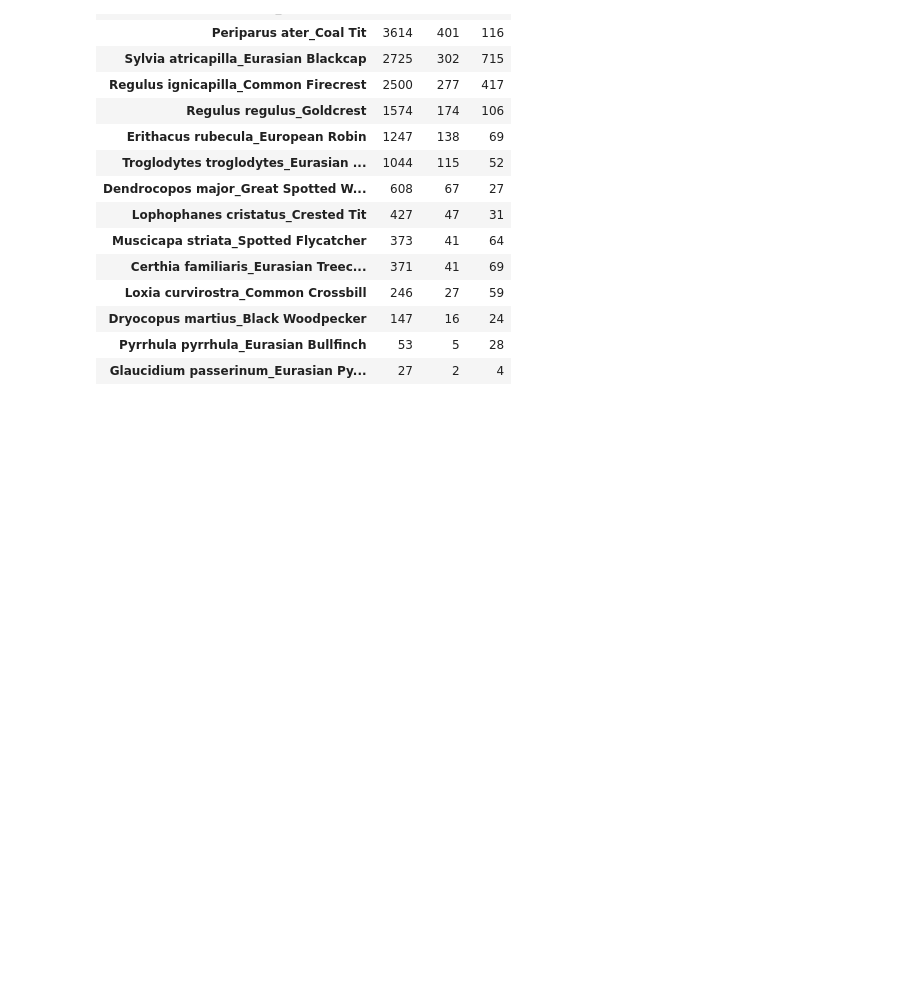
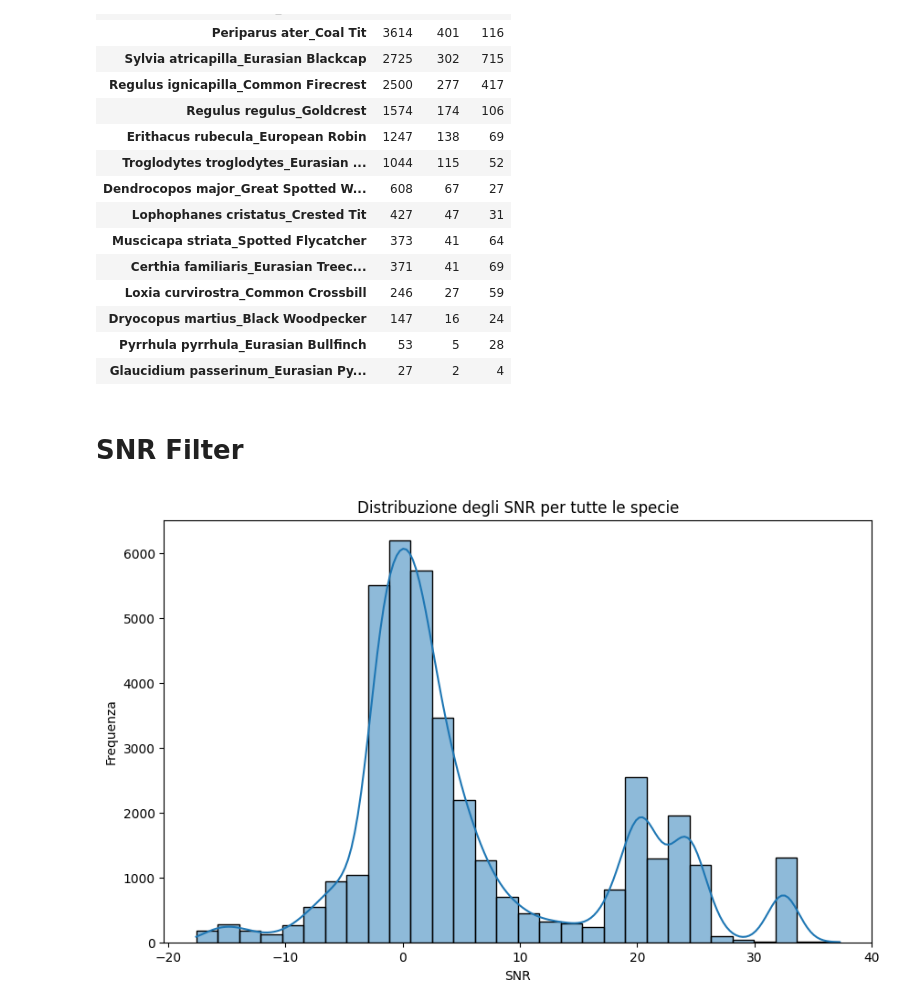
Before and after one commit to giacomoschiavo/finetuning-BirdNET, a Jupyter notebook: 2_data_preprocessing.ipynb, the cells around one changed output. Cells and saved outputs as stored; diff of their text form; code cells hidden in the pictures; blank space fills up the shorter version.

Commit message:
added snr filter

```diff
--- a/2_data_preprocessing.ipynb
+++ b/2_data_preprocessing.ipynb
@@ -416,3 +416,5 @@ print_dataset_count_table()
 | Dryocopus martius_Black Woodpecker | 147 | 16 | 24 |
 | Pyrrhula pyrrhula_Eurasian Bullfinch | 53 | 5 | 28 |
 | Glaucidium passerinum_Eurasian Py... | 27 | 2 | 4 |
+# %% [markdown]
+# SNR Filter
@@ -418,0 +444,18 @@ print_dataset_count_table()
+# %%
+species_to_reduce = []
+threshold = 200
+train_folder = f'{DATASET_PATH}/train'
+for species in os.listdir(train_folder):
+    if len(species.split("_")) <= 1:
+        continue
+    if len(os.listdir(os.path.join(train_folder, species))) <= threshold:
+        continue
+    species_to_reduce.append(species)
+# %%
+info = {}
+for species in species_to_reduce:
+    info[species] = {}
+    for audio_path in os.listdir(os.path.join(train_folder, species)):
+        full_audio_path = os.path.join(train_folder, species, audio_path)
+        snr = calculate_snr(full_audio_path)
+        info[species][audio_path] = snr
@@ -418,0 +465,22 @@ print_dataset_count_table()
+# %%
+import matplotlib.pyplot as plt
+import seaborn as sns
+
+# Raccolta di tutti gli SNR in una lista unica
+all_snr_values = []
+for specie in info:
+    all_snr_values.extend(info[specie].values())
+
+# Creazione dell'istogramma
+plt.figure(figsize=(10, 6))
+sns.histplot(all_snr_values, bins=30, kde=True)
+
+# Titoli e labels
+plt.title("Distribuzione degli SNR per tutte le specie")
+plt.xlabel("SNR")
+plt.ylabel("Frequenza")
+
+# Mostra il grafico
+plt.show()
+# %% [output]
+[figure, added]
```
Also changed, not shown: parts of 5 cells of this notebook, 1 other file.
